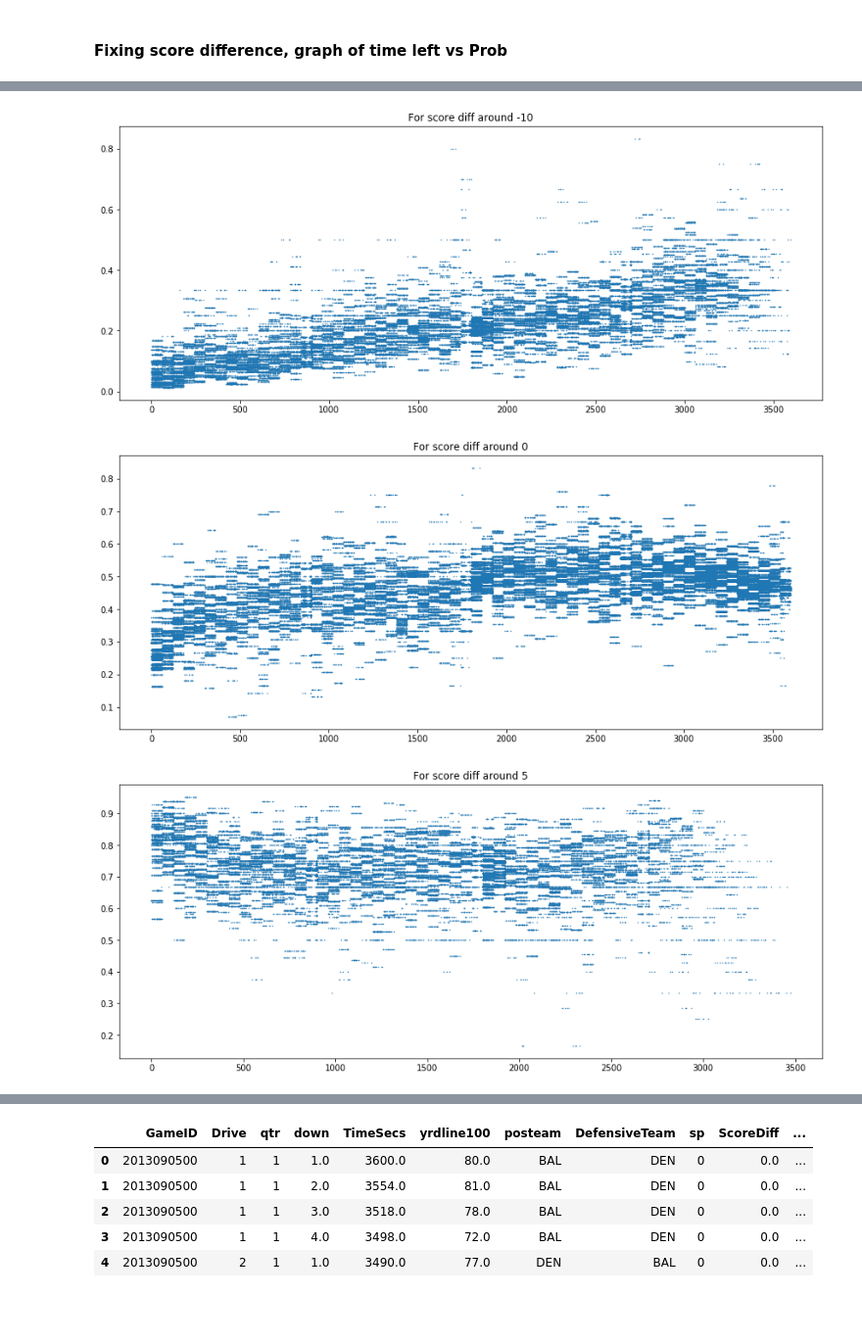
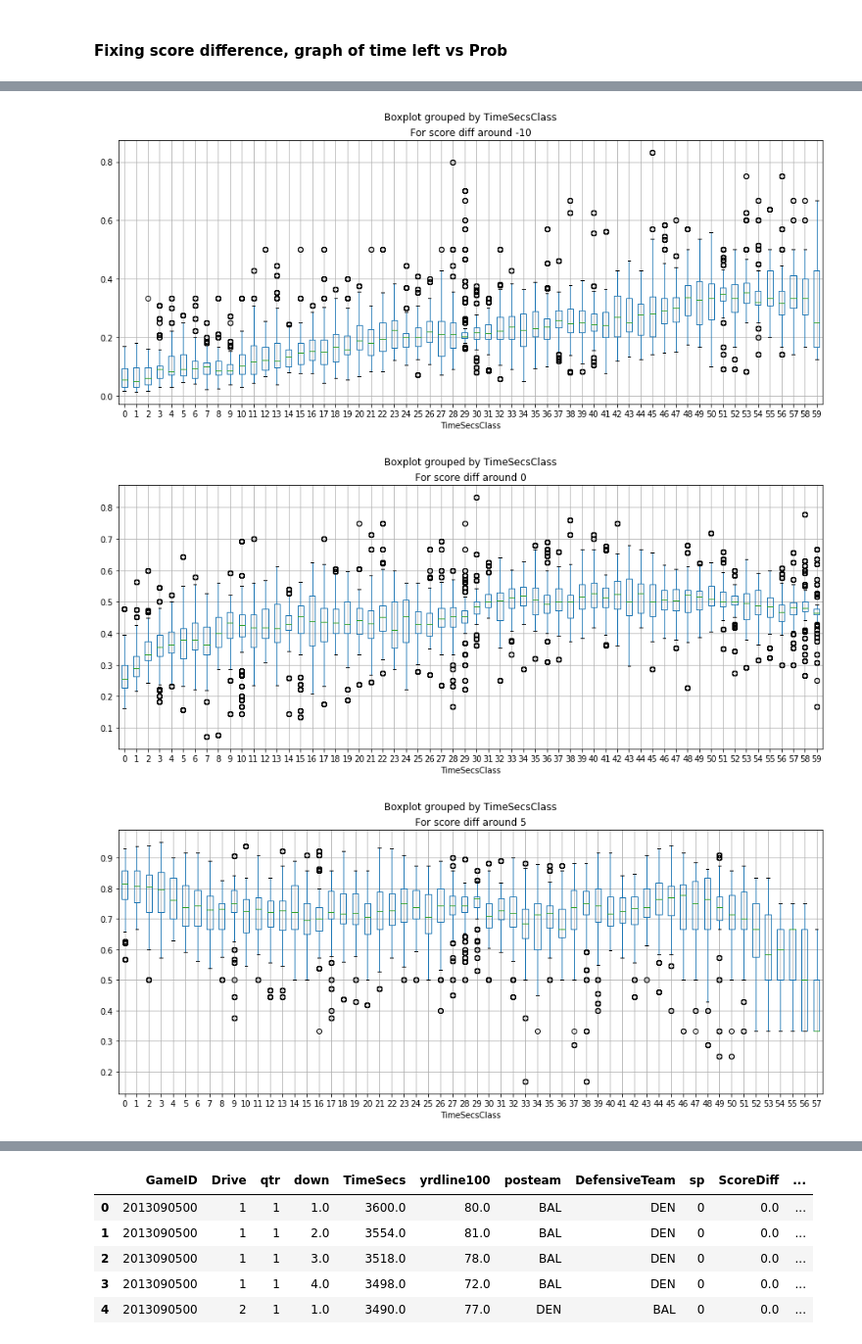
Before and after one commit to tyagi-iiitv/NFLLive, a Jupyter notebook: Bucketing.ipynb, the cells around one changed output, grey strips where cells are left out. Shown: that part at 98% size. Cells and saved outputs as stored; diff of their text form; code cells hidden in the pictures; blank space fills up the shorter version.

```diff
--- a/Bucketing.ipynb
+++ b/Bucketing.ipynb
@@ -68,7 +68,7 @@ data['TimeSecsClass'] = pd.cut(data['TimeSecs'],60, labels=False)
 # %%
 data['yrdline100Class'] = pd.cut(data['yrdline100'],10, labels=False)
 # %%
-data['FavScoreDiffClass'] = pd.cut(data['FavScoreDiff'],10, labels=False)
+data['FavScoreDiffClass'] = pd.cut(data['FavScoreDiff'],30, labels=False)
 # %%
 class_names = ['FavScoreDiffClass','yrdline100Class','TimeSecsClass','DownClass']
 # %%
@@ -148,0 +139,2 @@ data.head()
+# %%
+hola = data.set_index('GameID')
@@ -174,23 +193,23 @@ plt.show()
 # %%
 small_data = data[data['FavScoreDiffClass']==3]
-plt.scatter(small_data['TimeSecs'],small_data['Prob'],s=0.2)
+small_data[['TimeSecsClass','Prob']].boxplot(column='Prob',by='TimeSecsClass')
 plt.title('For score diff around -10')
 plt.show()
 # %% [output]
-[figure, old version]
+[figure, new version]
 # %%
 small_data = data[data['FavScoreDiffClass']==4]
-plt.scatter(small_data['TimeSecs'],small_data['Prob'],s=0.2)
+small_data[['TimeSecsClass','Prob']].boxplot(column='Prob',by='TimeSecsClass')
 plt.title('For score diff around 0')
 plt.show()
 # %% [output]
-[figure, old version]
+[figure, new version]
 # %%
 small_data = data[data['FavScoreDiffClass']==5]
-plt.scatter(small_data['TimeSecs'],small_data['Prob'],s=0.2)
+small_data[['TimeSecsClass','Prob']].boxplot(column='Prob',by='TimeSecsClass')
 plt.title('For score diff around 5')
 plt.show()
 # %% [output]
-[figure, old version]
+[figure, new version]
 # %%
 small_data = data[data['FavScoreDiffClass']==6]
```
Also changed, not shown: parts of 15 cells of this notebook, 2 other files.
